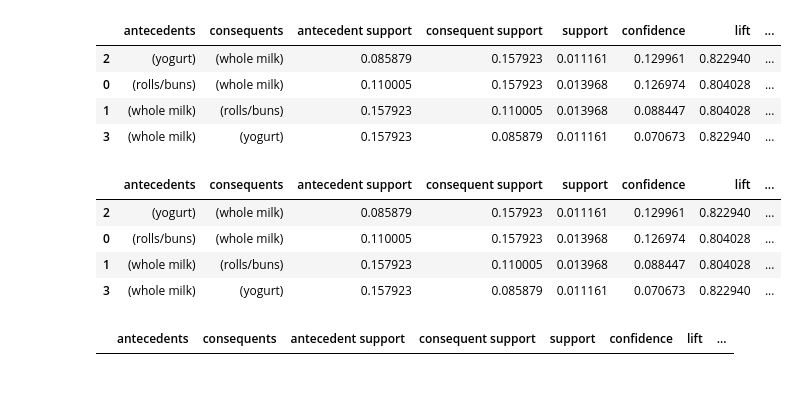
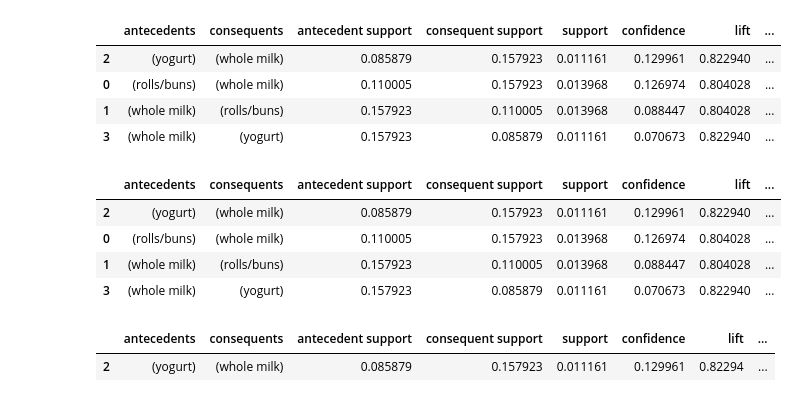
Before and after one commit to karthikeyanVK/MarketBasketAnalysis, a Jupyter notebook: marketbasketanalysis.ipynb, the cells around one changed output. Cells and saved outputs as stored; diff of their text form; code cells hidden in the pictures.

Commit message:
fixed condition to get correct data in antecedents

```diff
--- a/marketbasketanalysis.ipynb
+++ b/marketbasketanalysis.ipynb
@@ -365,6 +365,7 @@ rules[~rules["consequents"].str.contains("(whole milk)", regex=False) &
 | 1 | (whole milk) | (rolls/buns) | 0.157923 | 0.110005 | 0.013968 | 0.088447 | 0.804028 | ... |
 | 3 | (whole milk) | (yogurt) | 0.157923 | 0.085879 | 0.011161 | 0.070673 | 0.822940 | ... |
 # %%
-rules[rules["antecedents"].str.contains("(yogurt)", regex=False) & rules["antecedents_length"] == 1].sort_values("confidence", ascending=False).head(10)
+rules[rules["antecedents"].str.contains("yogurt", regex=False) & rules["antecedents_length"] == 1].sort_values("confidence", ascending=False).head(10)
 # %% [output]
 |  | antecedents | consequents | antecedent support | consequent support | support | confidence | lift | ... |
+| 2 | (yogurt) | (whole milk) | 0.085879 | 0.157923 | 0.011161 | 0.129961 | 0.82294 | ... |
```
